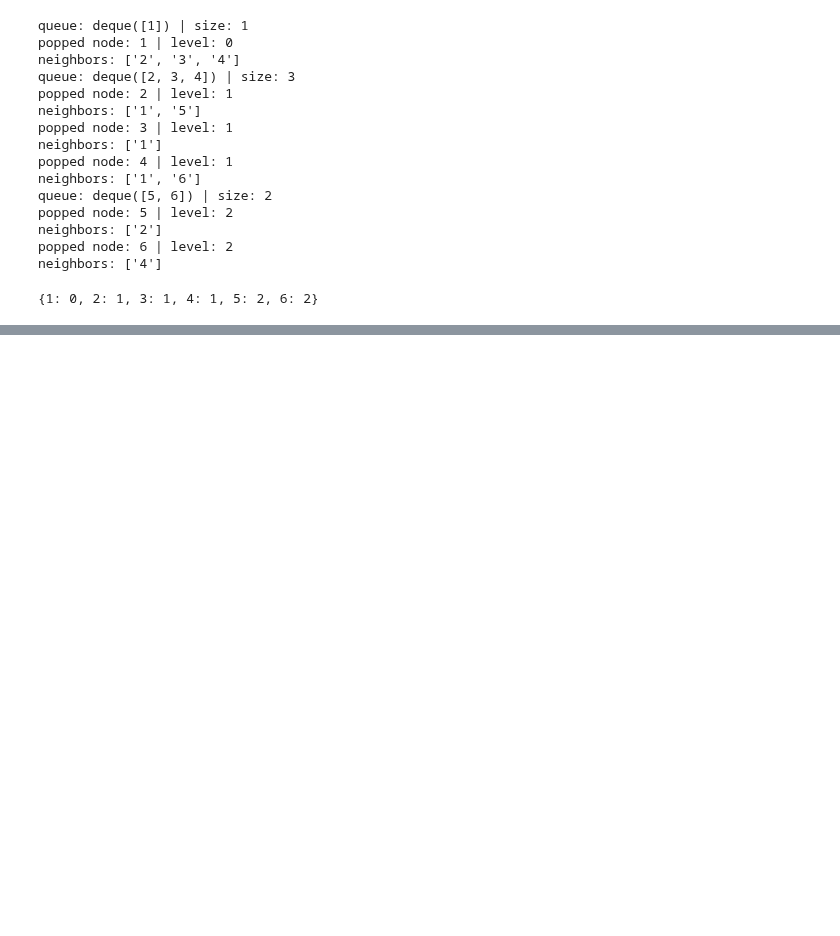
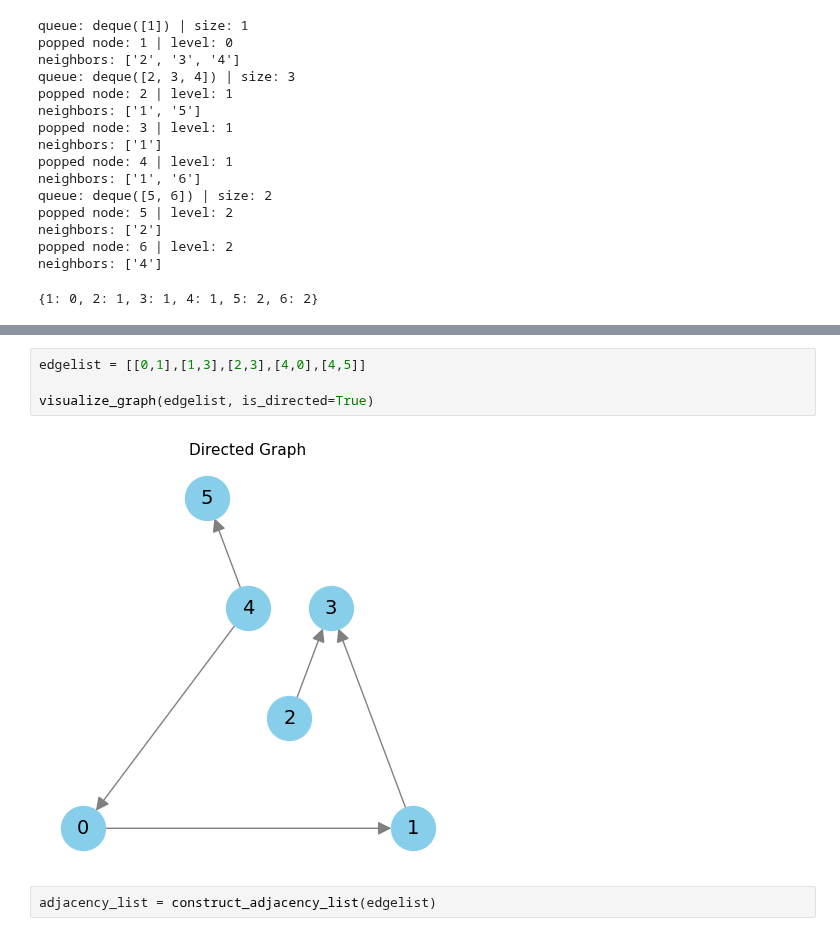
Before and after one commit to ShaunakSen/Problem-Solving-and-Algorithms, a Jupyter notebook: DSA/graphs/graph_01.ipynb, the cells around one changed output, grey strips where cells are left out. Saved outputs shown, nothing was run; the diff lists cells and outputs as text; blank space fills up the shorter version.

```diff
--- a/DSA/graphs/graph_01.ipynb
+++ b/DSA/graphs/graph_01.ipynb
@@ -809,0 +883,8 @@ neighbors: ['4']
+# %%
+edgelist = [[0,1],[1,3],[2,3],[4,0],[4,5]]
+
+visualize_graph(edgelist, is_directed=True)
+# %% [output]
+[figure, added]
+# %%
+adjacency_list = construct_adjacency_list(edgelist)
```
Also changed, not shown: parts of 14 cells of this notebook.
